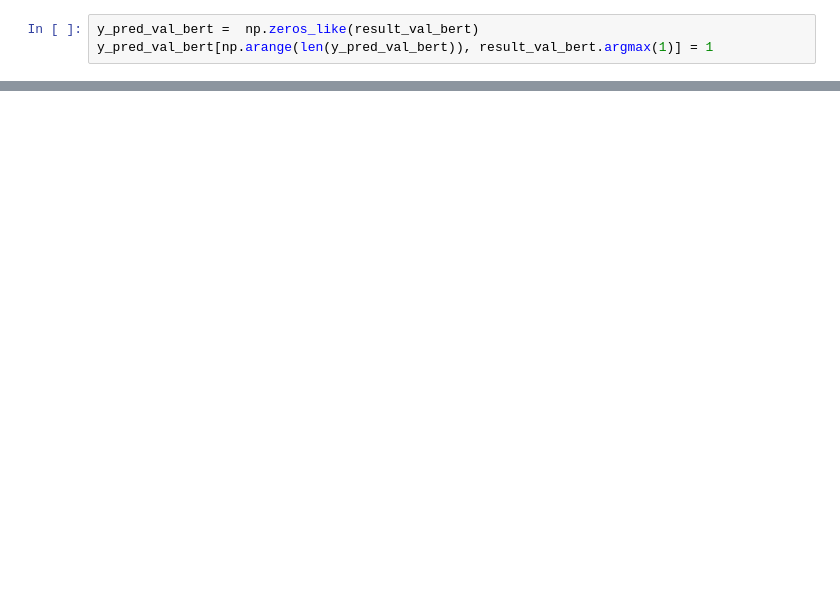
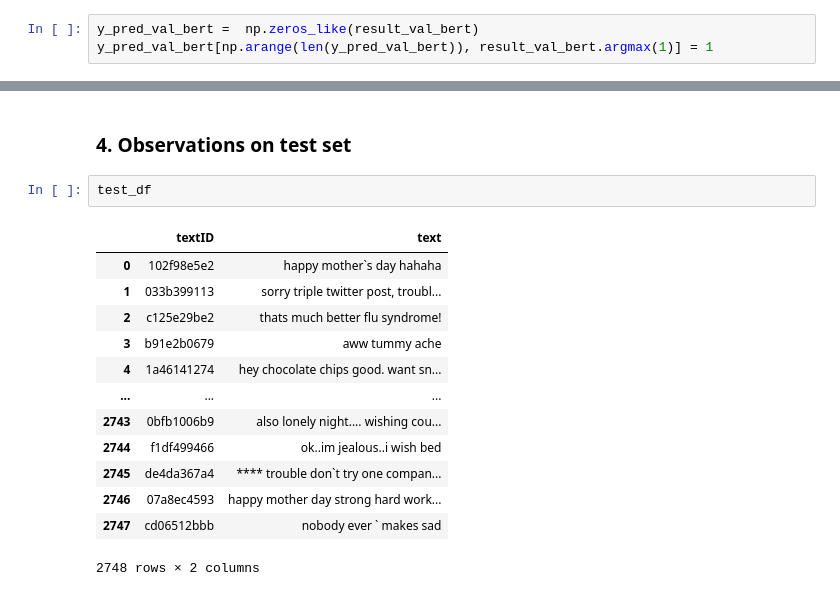
Before and after one commit to AdityaRadjou/SentimentAnalysis, a Jupyter notebook: Twitter_Sentiment_Analysis.ipynb, the cells around one changed output, grey strips where cells are left out. Cells and saved outputs as stored; diff of their text form; blank space fills up the shorter version.

```diff
--- a/Twitter_Sentiment_Analysis.ipynb
+++ b/Twitter_Sentiment_Analysis.ipynb
@@ -661,0 +654,18 @@ The F-1 score is: 0.82
+# %% [markdown]
+<h3> 4. Observations on test set </h3>
+# %%
+test_df
+# %% [output]
+|  | textID | text |
+| 0 | 102f98e5e2 | happy mother`s day hahaha |
+| 1 | 033b399113 | sorry triple twitter post, troubl... |
+| 2 | c125e29be2 | thats much better flu syndrome! |
+| 3 | b91e2b0679 | aww tummy ache |
+| 4 | 1a46141274 | hey chocolate chips good. want sn... |
+| ... | ... | ... |
+| 2743 | 0bfb1006b9 | also lonely night.... wishing cou... |
+| 2744 | f1df499466 | ok..im jealous..i wish bed |
+| 2745 | de4da367a4 | **** trouble don`t try one compan... |
+| 2746 | 07a8ec4593 | happy mother day strong hard work... |
+| 2747 | cd06512bbb | nobody ever ` makes sad |
+2748 rows × 2 columns
```
Also changed, not shown: parts of 5 cells of this notebook.
